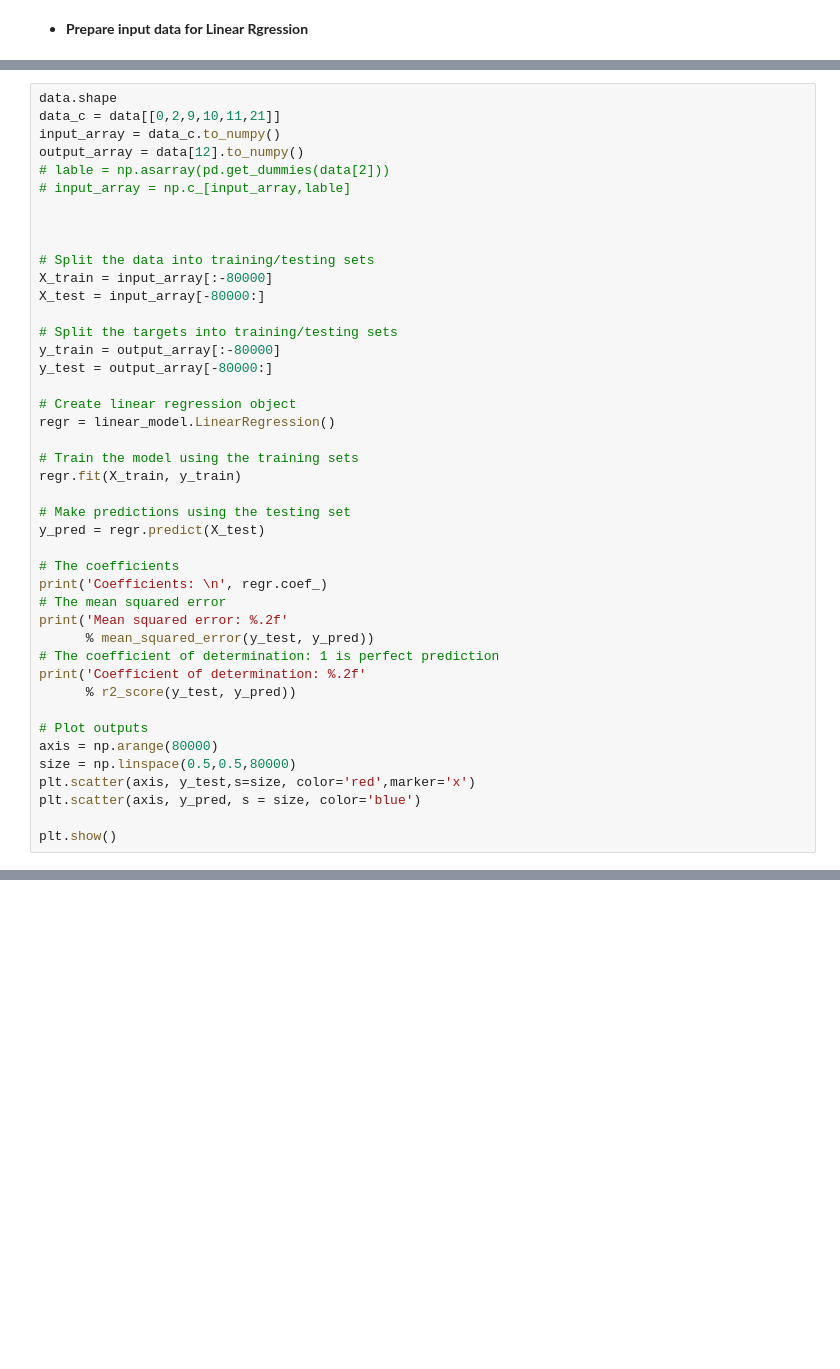
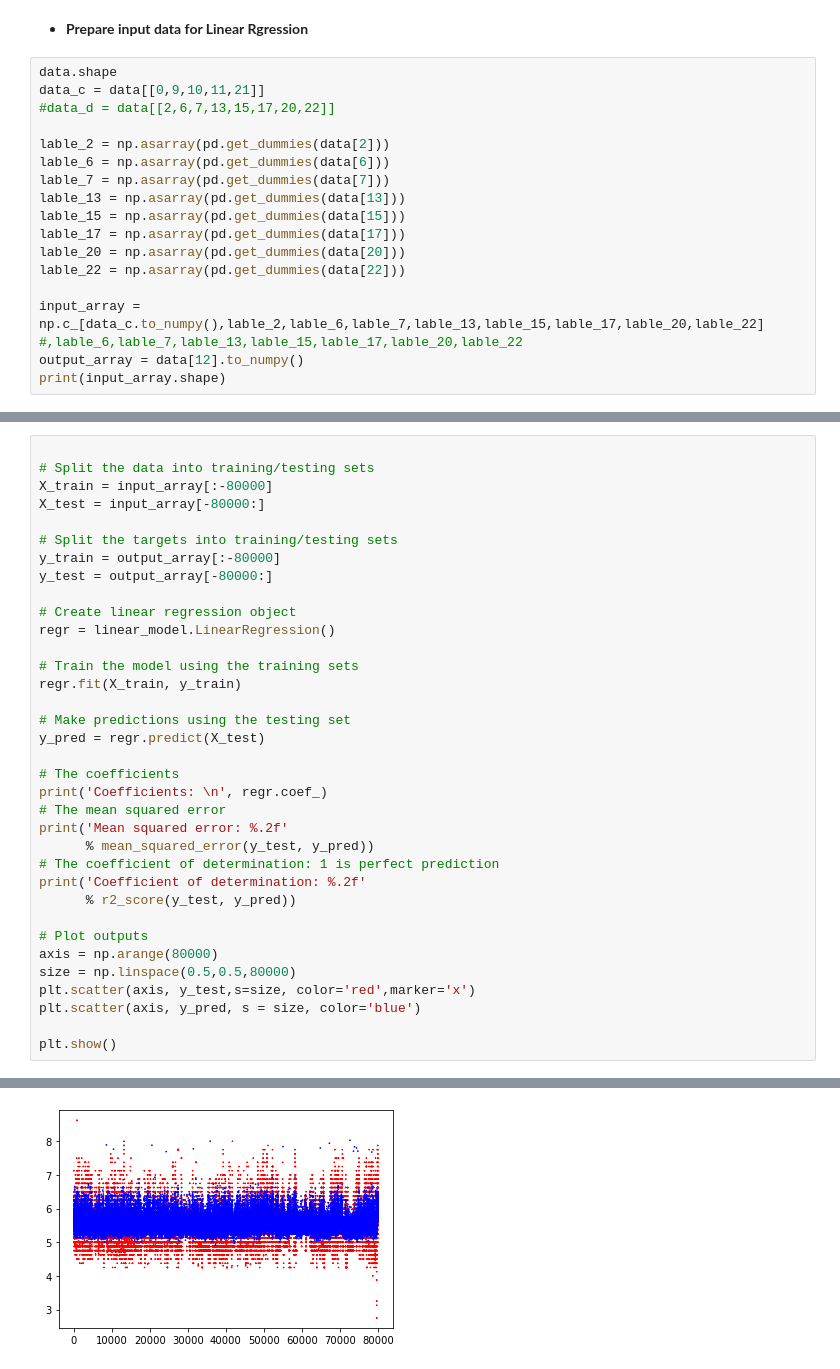
Before and after one commit to Shuhao99/Robustness-of-models-analyse-based-on-Freddie-Mac-dataset, a Jupyter notebook: static.ipynb, the cells around one changed output, grey strips where cells are left out. Cells and saved outputs as stored; diff of their text form; blank space fills up the shorter version.

```diff
--- a/static.ipynb
+++ b/static.ipynb
@@ -135,3 +136,20 @@ data[9] = data[9].apply(lambda x : CREDIT_clean.mean() if x == 999 else x)
 data[11] = data[11].apply(lambda x : CREDIT_clean.mean() if x == 999 else x)
 # %% [markdown]
 - **Prepare input data for Linear Rgression**
+# %%
+data.shape
+data_c = data[[0,9,10,11,21]]
+#data_d = data[[2,6,7,13,15,17,20,22]]
+
+lable_2 = np.asarray(pd.get_dummies(data[2]))
+lable_6 = np.asarray(pd.get_dummies(data[6]))
+lable_7 = np.asarray(pd.get_dummies(data[7]))
+lable_13 = np.asarray(pd.get_dummies(data[13]))
+lable_15 = np.asarray(pd.get_dummies(data[15]))
+lable_17 = np.asarray(pd.get_dummies(data[17]))
+lable_20 = np.asarray(pd.get_dummies(data[20]))
+lable_22 = np.asarray(pd.get_dummies(data[22]))
+
+input_array = np.c_[data_c.to_numpy(),lable_2,lable_6,lable_7,lable_13,lable_15,lable_17,lable_20,lable_22] #,lable_6,lable_7,lable_13,lable_15,lable_17,lable_20,lable_22
+output_array = data[12].to_numpy()
+print(input_array.shape)
@@ -138,12 +158,4 @@ data[11] = data[11].apply(lambda x : CREDIT_clean.mean() if x == 999 else x)
 # %%
-data.shape
-data_c = data[[0,2,9,10,11,21]]
-input_array = data_c.to_numpy()
-output_array = data[12].to_numpy()
-# lable = np.asarray(pd.get_dummies(data[2]))
-# input_array = np.c_[input_array,lable]
-
-
 
 # Split the data into training/testing sets
 X_train = input_array[:-80000]
@@ -182,0 +205 @@ ValueError: setting an array element with a sequence.
+[figure, added]
```
Also changed, not shown: parts of 8 cells of this notebook.
